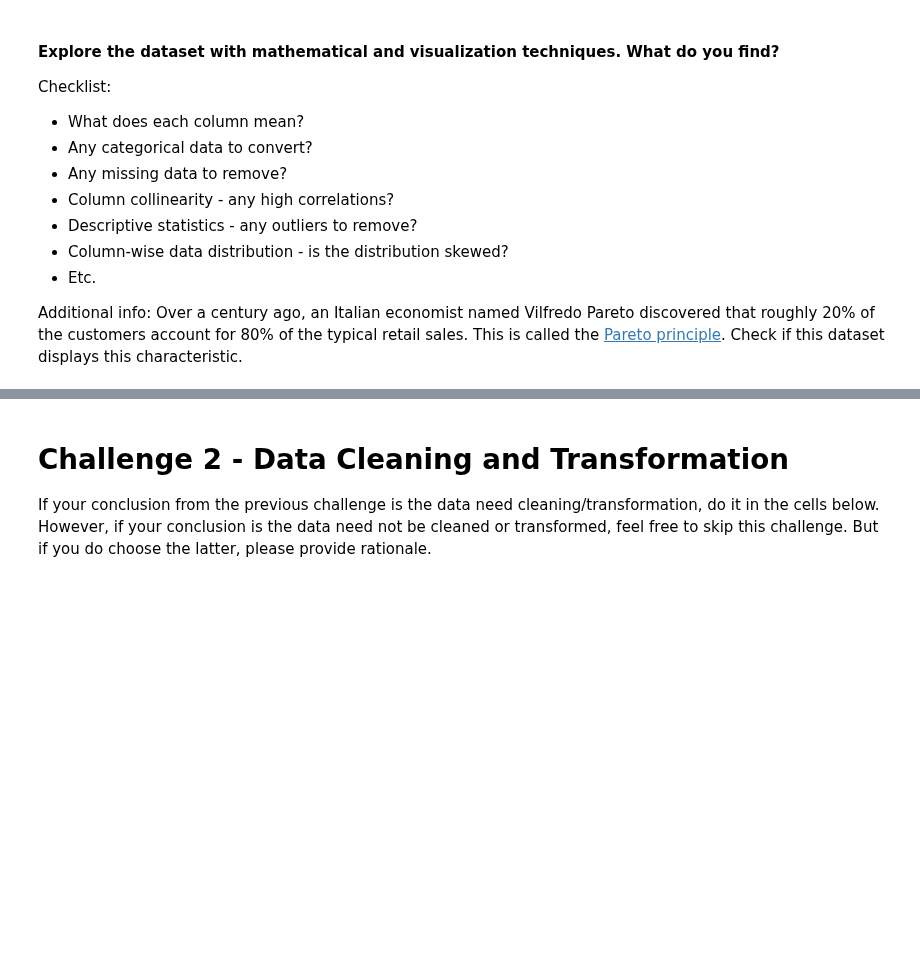
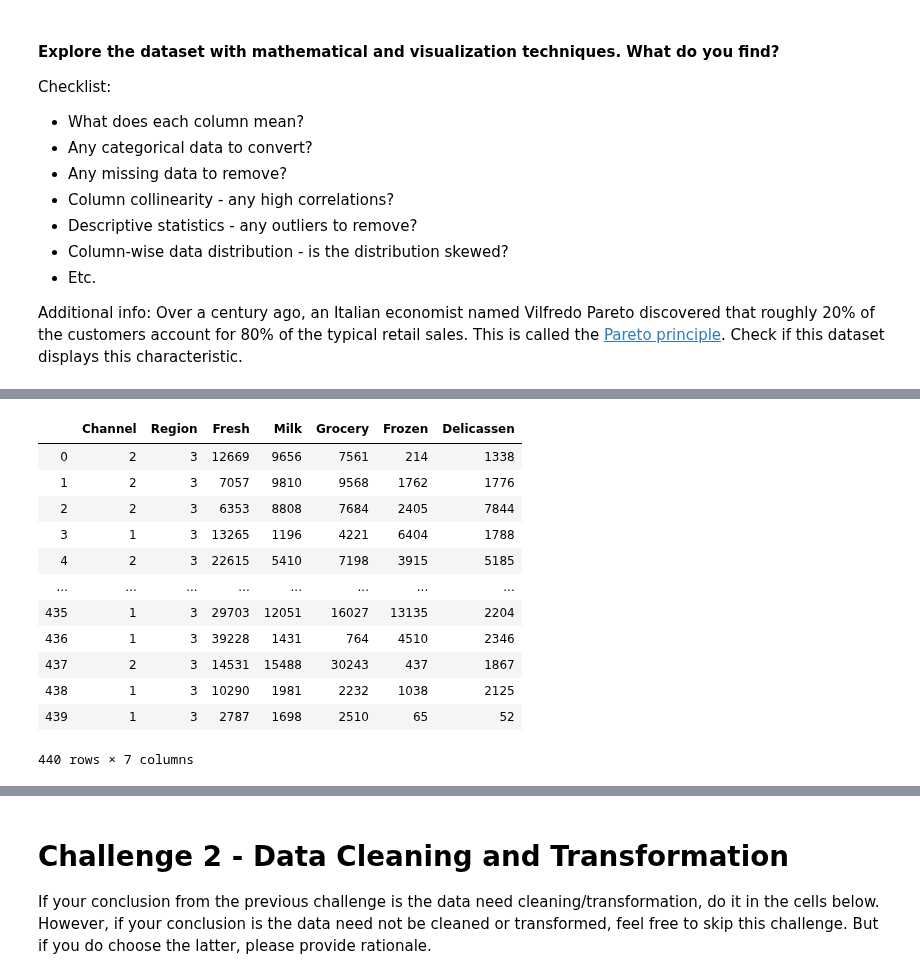
Before and after one commit to ironhack-labs/data-labs, a Jupyter notebook: module-3/lab-unsupervised-learning/your-code/main.ipynb, the cells around one changed output, grey strips where cells are left out. Drawn from its saved outputs; the diff is of its cells as text; code cells hidden in the pictures; blank space fills up the shorter version.

```diff
--- a/module-3/lab-unsupervised-learning/your-code/main.ipynb
+++ b/module-3/lab-unsupervised-learning/your-code/main.ipynb
@@ -40,0 +97,25 @@ Additional info: Over a century ago, an Italian economist named Vilfredo Pareto
+# %%
+def remove_highly_correlated(df, threshold = 0.8):
+    corr_matrix = df.corr().abs()
+    tri = np.triu(np.ones(corr_matrix.shape), k = 1).astype(np.bool)
+    upper = corr_matrix.where(tri)
+    to_drop = [col for col in upper.columns if any(upper[col] > threshold)]
+    return df.drop(df[to_drop], axis = 1) # intentionally left off inplace = True
+
+custdf = remove_highly_correlated(customers, threshold = 0.9)
+
+custdf
+# %% [output]
+|  | Channel | Region | Fresh | Milk | Grocery | Frozen | Delicassen |
+| 0 | 2 | 3 | 12669 | 9656 | 7561 | 214 | 1338 |
+| 1 | 2 | 3 | 7057 | 9810 | 9568 | 1762 | 1776 |
+| 2 | 2 | 3 | 6353 | 8808 | 7684 | 2405 | 7844 |
+| 3 | 1 | 3 | 13265 | 1196 | 4221 | 6404 | 1788 |
+| 4 | 2 | 3 | 22615 | 5410 | 7198 | 3915 | 5185 |
+| ... | ... | ... | ... | ... | ... | ... | ... |
+| 435 | 1 | 3 | 29703 | 12051 | 16027 | 13135 | 2204 |
+| 436 | 1 | 3 | 39228 | 1431 | 764 | 4510 | 2346 |
+| 437 | 2 | 3 | 14531 | 15488 | 30243 | 437 | 1867 |
+| 438 | 1 | 3 | 10290 | 1981 | 2232 | 1038 | 2125 |
+| 439 | 1 | 3 | 2787 | 1698 | 2510 | 65 | 52 |
+440 rows × 7 columns
```
Also changed, not shown: parts of 40 cells of this notebook.
